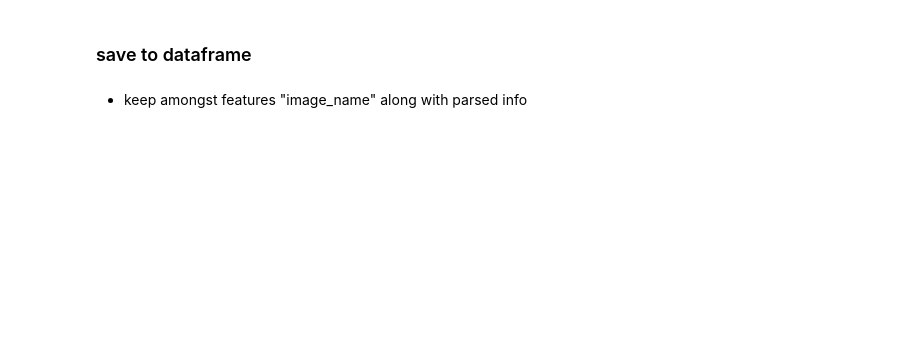
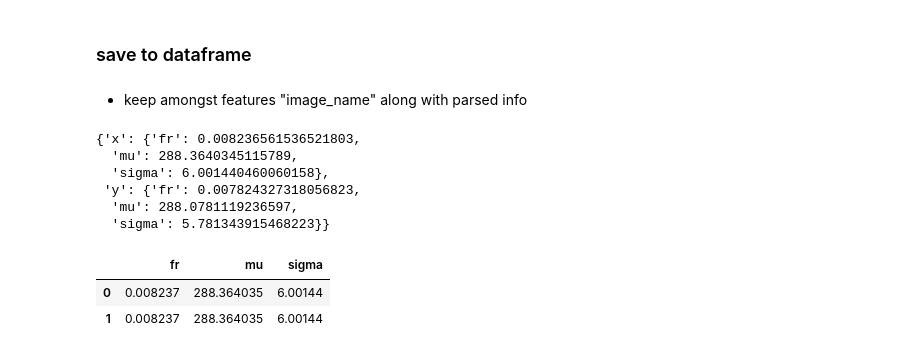
Before and after one commit to depot-hep/idao-2021, a Jupyter notebook: data_studies/fittin.ipynb, the cells around one changed output. Cells and saved outputs as stored; diff of their text form; code cells hidden in the pictures; blank space fills up the shorter version.

```diff
--- a/data_studies/fittin.ipynb
+++ b/data_studies/fittin.ipynb
@@ -290,3 +360,22 @@ OrderedDict([(<zfit.Parameter 'fr' floating=True value=0.007824>,
 ### save to dataframe
 # %% [markdown]
 * keep amongst features "image_name" along with parsed info
+# %%
+fit_results_dict
+# %% [output]
+{'x': {'fr': 0.008236561536521803,
+  'mu': 288.3640345115789,
+  'sigma': 6.001440460060158},
+ 'y': {'fr': 0.007824327318056823,
+  'mu': 288.0781119236597,
+  'sigma': 5.781343915468223}}
+# %%
+df = pd.DataFrame(columns=fit_results_dict['x'].keys())
+# %%
+entry = pd.Series(fit_results_dict['x'])
+df = df.append(entry, ignore_index=True)
+df
+# %% [output]
+|  | fr | mu | sigma |
+| 0 | 0.008237 | 288.364035 | 6.00144 |
+| 1 | 0.008237 | 288.364035 | 6.00144 |
```
Also changed, not shown: parts of 25 cells of this notebook.
